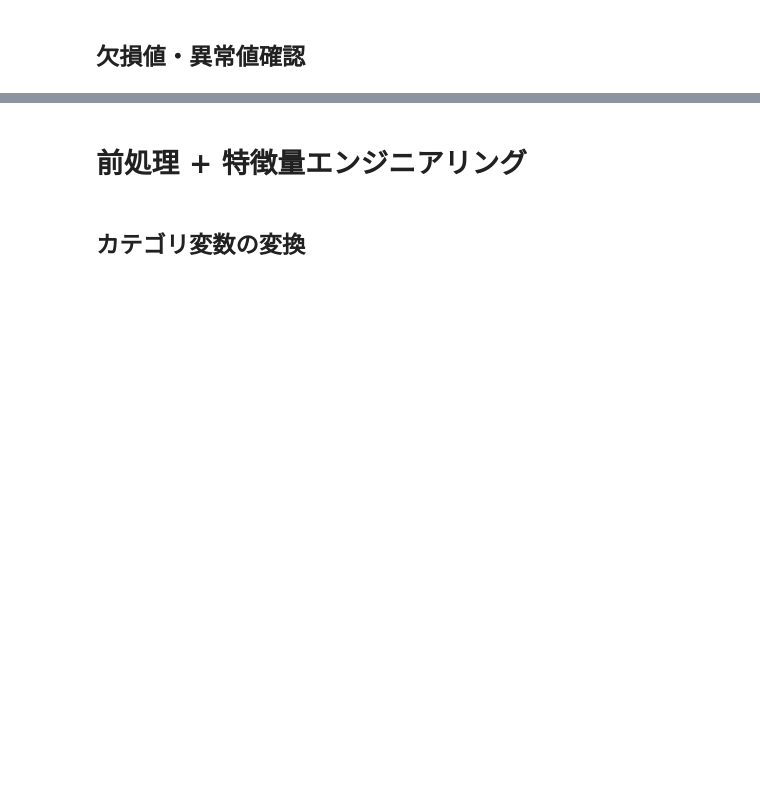
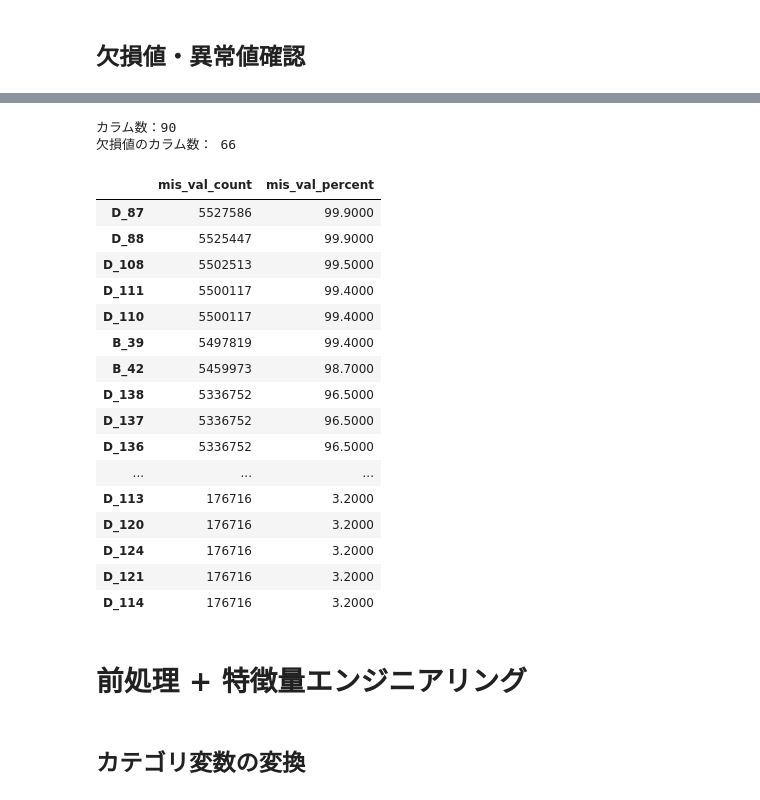
Before and after one commit to idsts2670/kaggle, a Jupyter notebook: amex-default-prediction/amex-default-prediction_v1.ipynb, the cells around one changed output, grey strips where cells are left out. Cells and saved outputs as stored; diff of their text form; code cells hidden in the pictures; blank space fills up the shorter version.

```diff
--- a/amex-default-prediction/amex-default-prediction_v1.ipynb
+++ b/amex-default-prediction/amex-default-prediction_v1.ipynb
@@ -277,3 +454,25 @@ a
+# %%
+missing_values_summary(train.iloc[:, -90:]).head(30)
+# %% [output]
+カラム数：90
+欠損値のカラム数： 66
+|  | mis_val_count | mis_val_percent |
+| D_87 | 5527586 | 99.9000 |
+| D_88 | 5525447 | 99.9000 |
+| D_108 | 5502513 | 99.5000 |
+| D_111 | 5500117 | 99.4000 |
+| D_110 | 5500117 | 99.4000 |
+| B_39 | 5497819 | 99.4000 |
+| B_42 | 5459973 | 98.7000 |
+| D_138 | 5336752 | 96.5000 |
+| D_137 | 5336752 | 96.5000 |
+| D_136 | 5336752 | 96.5000 |
+| ... | ... | ... |
+| D_113 | 176716 | 3.2000 |
+| D_120 | 176716 | 3.2000 |
+| D_124 | 176716 | 3.2000 |
+| D_121 | 176716 | 3.2000 |
+| D_114 | 176716 | 3.2000 |
 # %% [markdown]
 # 前処理 + 特徴量エンジニアリング
 # %% [markdown]
```
Also changed, not shown: parts of 24 cells of this notebook.
